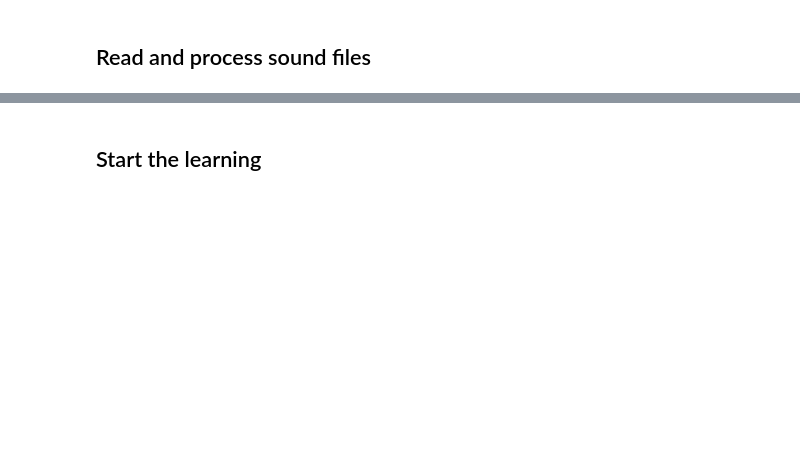
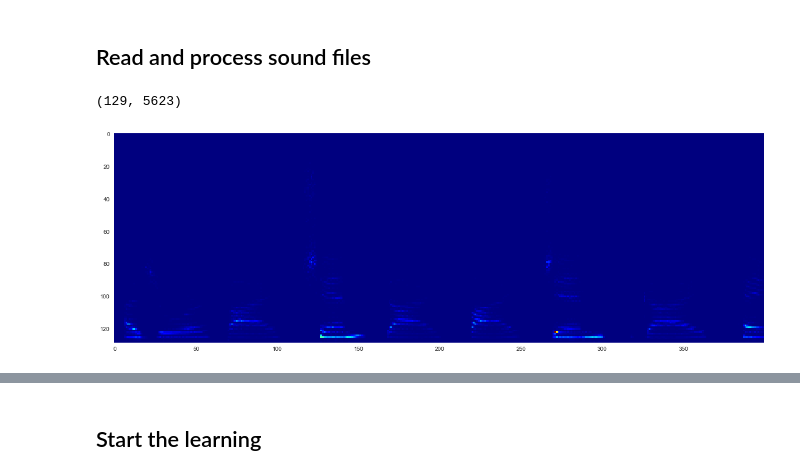
Before and after one commit to nhat-le/Sparse-Coding-Spectrogram, a Jupyter notebook: sparse_code_spectrogram.ipynb, the cells around one changed output, grey strips where cells are left out. Drawn from its saved outputs; the diff is of its cells as text; code cells hidden in the pictures; blank space fills up the shorter version.

```diff
--- a/sparse_code_spectrogram.ipynb
+++ b/sparse_code_spectrogram.ipynb
@@ -137,8 +371,19 @@ do_multiple_learn_steps(y, A, s, eta, 20)
 # %% [markdown]
 ## Read and process sound files
+# %%
+spectrogram.shape
+# %% [output]
+(129, 5623)
 # %%
 soundfiles = glob.glob('./American-English/*/*.wav')
 sound_combined = np.zeros(0)
 for file in soundfiles:
     fs, sound = scipy.io.wavfile.read(file)
     sound_combined = np.concatenate((sound_combined, sound))
+
+f,t,spectrogram = scipy.signal.spectrogram(sound_combined, fs)
+plt.figure(figsize=(20,20))
+plt.imshow(np.flipud(spectrogram)[:,:400], cmap='jet');
+plt.grid(False)
+# %% [output]
+[figure, added]
```
Also changed, not shown: parts of 43 cells of this notebook.
